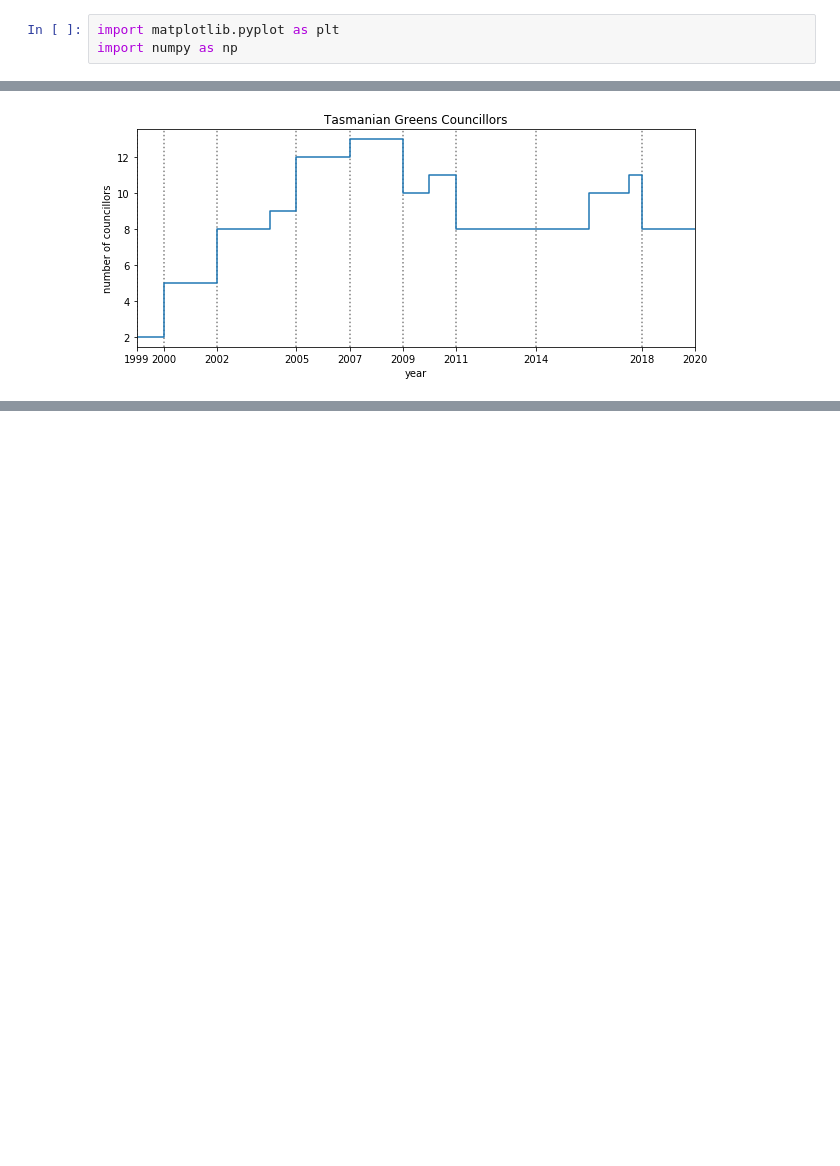
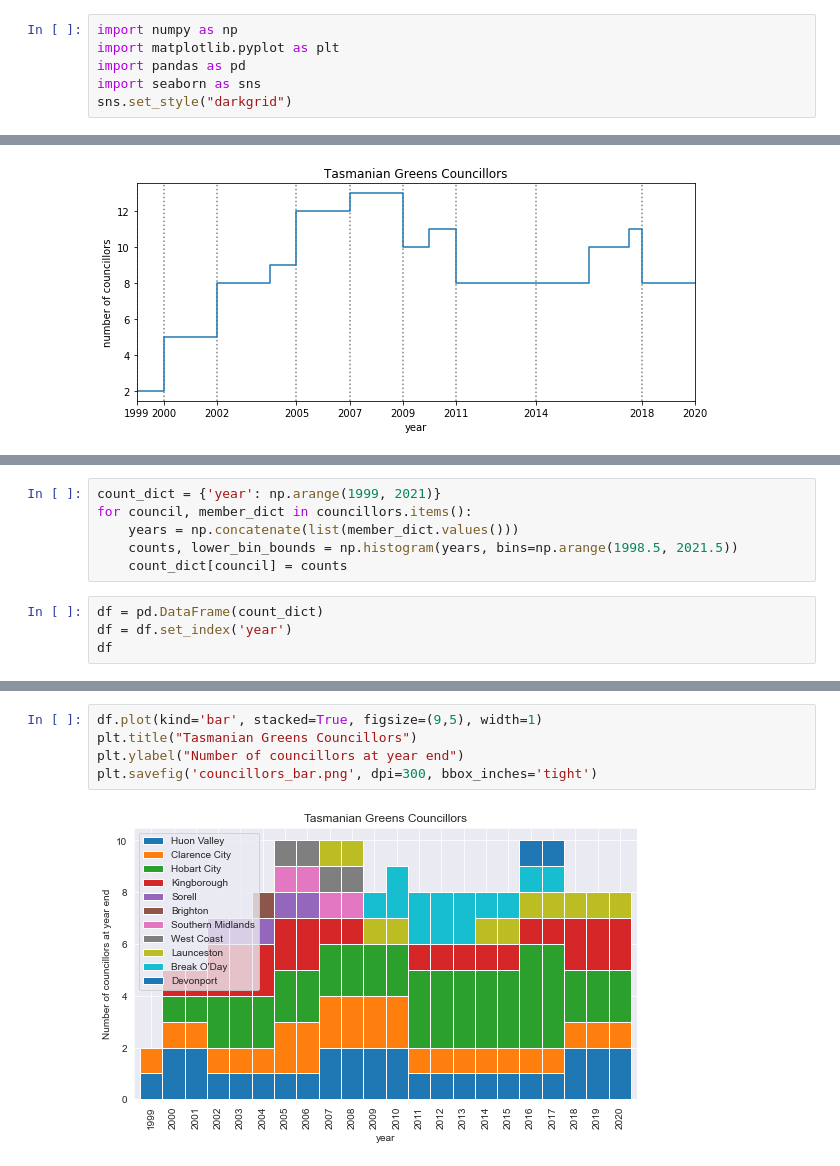
Before and after one commit to DamienIrving/election-analysis, a Jupyter notebook: councillors.ipynb, the cells around one changed output, grey strips where cells are left out. Cells and saved outputs as stored; diff of their text form; blank space fills up the shorter version.

Commit message:
Tried a bar chart for councillors

```diff
--- a/councillors.ipynb
+++ b/councillors.ipynb
@@ -1,6 +1,9 @@
 # %%
+import numpy as np
 import matplotlib.pyplot as plt
-import numpy as np
+import pandas as pd
+import seaborn as sns
+sns.set_style("darkgrid")
 # %%
 #year = np.array([1999, 2000, 2002, 2004, 2005, 2007, 2009, 2010, 2011, 2014, 2016, 2017.5, 2018])
 #sitting_councillors = np.array([2, 5, 8, 9, 12, 13, 10, 11, 8, 8, 10, 11, 8])
@@ -55,0 +123,10 @@ plt.savefig('councillors.png', dpi=300, bbox_inches='tight')
+# %%
+count_dict = {'year': np.arange(1999, 2021)}
+for council, member_dict in councillors.items():
+    years = np.concatenate(list(member_dict.values()))
+    counts, lower_bin_bounds = np.histogram(years, bins=np.arange(1998.5, 2021.5))
+    count_dict[council] = counts
+# %%
+df = pd.DataFrame(count_dict)
+df = df.set_index('year')
+df
@@ -55,0 +152,7 @@ plt.savefig('councillors.png', dpi=300, bbox_inches='tight')
+# %%
+df.plot(kind='bar', stacked=True, figsize=(9,5), width=1)
+plt.title("Tasmanian Greens Councillors")
+plt.ylabel("Number of councillors at year end")
+plt.savefig('councillors_bar.png', dpi=300, bbox_inches='tight')
+# %% [output]
+[figure, added]
```
Also changed, not shown: parts of 2 cells of this notebook.
